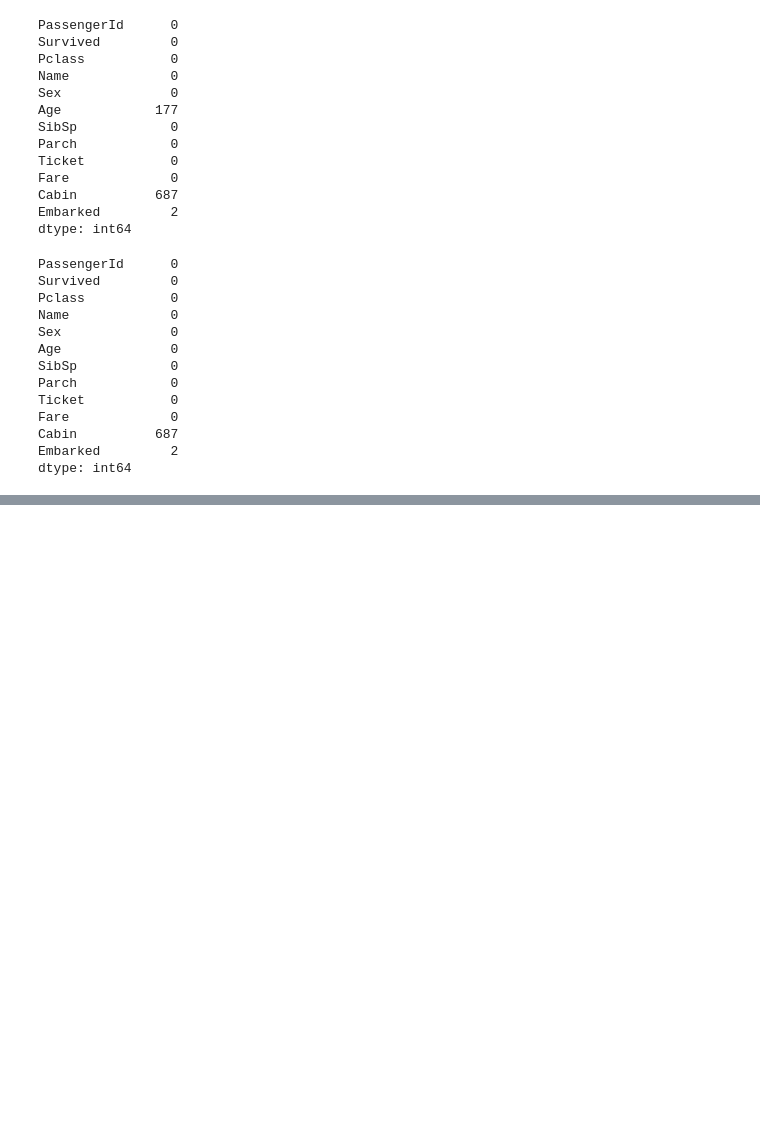
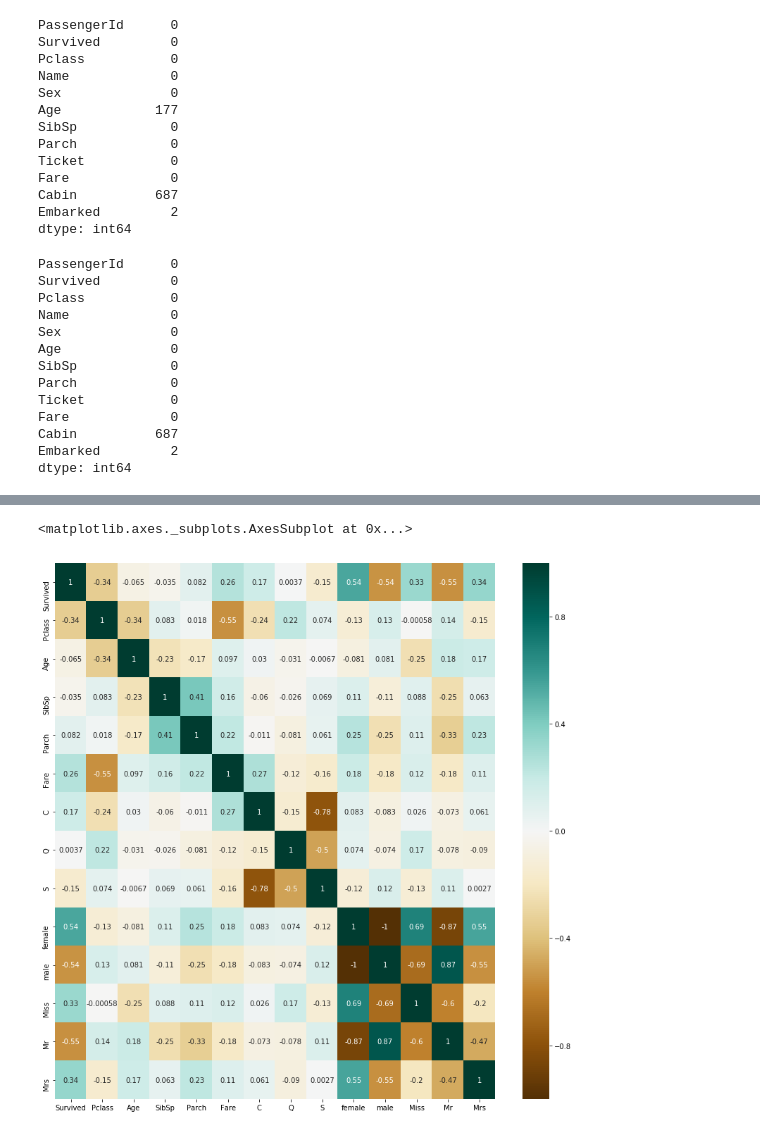
Before and after one commit to Elwing-Chou/mlclass, a Jupyter notebook: titanic.ipynb, the cells around one changed output, grey strips where cells are left out. Saved outputs shown, nothing was run; the diff lists cells and outputs as text; code cells hidden in the pictures; blank space fills up the shorter version.

```diff
--- a/titanic.ipynb
+++ b/titanic.ipynb
@@ -99,0 +125,3 @@ dtype: int64
+# %%
+train_df = train_df.drop(["PassengerId", "Ticket", "Cabin"], axis = 1)
+train_df
@@ -99,0 +147,9 @@ dtype: int64
+# %%
+# 類別一定要轉換成One-hot Encoding
+# 轉換完你才可以把原本的丟掉
+dummy = pd.get_dummies(train_df["Embarked"])
+train_df = pd.concat([train_df, dummy], axis = 1)
+dummy = pd.get_dummies(train_df["Sex"])
+train_df = pd.concat([train_df, dummy], axis = 1)
+train_df = train_df.drop(["Sex", "Embarked"], axis = 1)
+train_df
@@ -99,0 +175,4 @@ dtype: int64
+# %%
+s = train_df["Name"].str.split(",", expand = True)[1]
+s = s.str.split(" ", expand = True)[1]
+pd.crosstab(s, train_df["Survived"]).T.style.background_gradient(cmap="autumn")
@@ -99,0 +184,15 @@ dtype: int64
+# %%
+def filter_name(data):
+    if data == "Mr.":
+        return "Mr"
+    elif data == "Mrs.":
+        return "Mrs"
+    elif data == "Miss.":
+        return "Miss"
+    else:
+        return "Undefined"
+train_df["Name"] = s.apply(filter_name)
+dummy = pd.get_dummies(train_df["Name"])
+train_df = pd.concat([train_df, dummy], axis = 1)
+train_df = train_df.drop(["Name", "Undefined"], axis = 1)
+train_df
@@ -99,0 +218,9 @@ dtype: int64
+# %%
+import matplotlib.pyplot as plt
+import seaborn as sns
+%matplotlib inline
+plt.figure(figsize=(14, 14))
+sns.heatmap(train_df.astype(float).corr(), annot=True, cmap="BrBG")
+# %% [output]
+<matplotlib.axes._subplots.AxesSubplot at 0x...>
+[figure, added]
```
Also changed, not shown: parts of 10 cells of this notebook.
